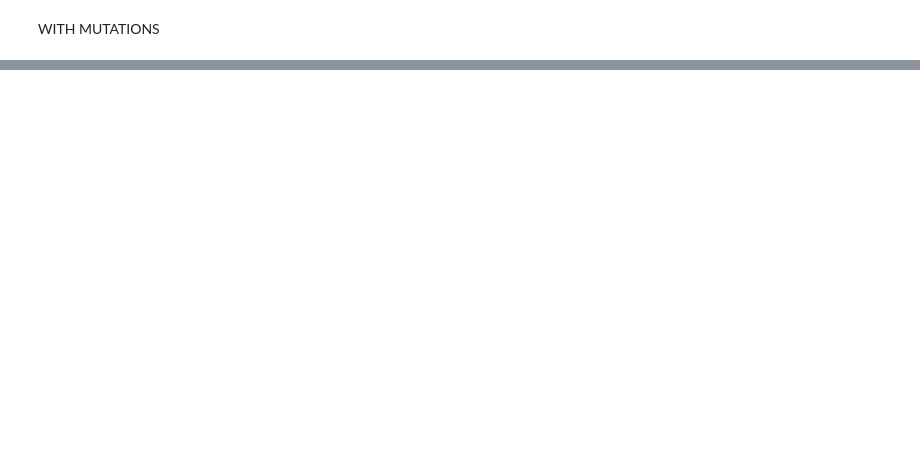
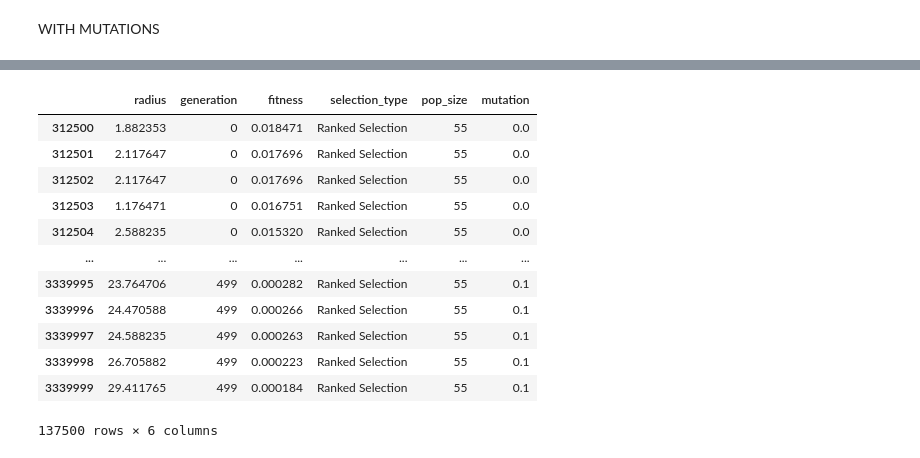
Before and after one commit to Elric-dev/HCAI_ML, a Jupyter notebook: ga_data_analysis.ipynb, the cells around one changed output, grey strips where cells are left out. Saved outputs shown, nothing was run; the diff lists cells and outputs as text; code cells hidden in the pictures; blank space fills up the shorter version.

```diff
--- a/ga_data_analysis.ipynb
+++ b/ga_data_analysis.ipynb
@@ -299,0 +300,20 @@ plt.show()
+# %%
+#mutation_generations_df=generations_df[generations_df['mutation']!=0]
+mutation_generations_df=generations_df
+mutation_generations_df= mutation_generations_df[mutation_generations_df['selection_type']=='Ranked Selection']
+mutation_generations_df= mutation_generations_df[mutation_generations_df['pop_size']== 55]
+mutation_generations_df
+# %% [output]
+|  | radius | generation | fitness | selection_type | pop_size | mutation |
+| 312500 | 1.882353 | 0 | 0.018471 | Ranked Selection | 55 | 0.0 |
+| 312501 | 2.117647 | 0 | 0.017696 | Ranked Selection | 55 | 0.0 |
+| 312502 | 2.117647 | 0 | 0.017696 | Ranked Selection | 55 | 0.0 |
+| 312503 | 1.176471 | 0 | 0.016751 | Ranked Selection | 55 | 0.0 |
+| 312504 | 2.588235 | 0 | 0.015320 | Ranked Selection | 55 | 0.0 |
+| ... | ... | ... | ... | ... | ... | ... |
+| 3339995 | 23.764706 | 499 | 0.000282 | Ranked Selection | 55 | 0.1 |
+| 3339996 | 24.470588 | 499 | 0.000266 | Ranked Selection | 55 | 0.1 |
+| 3339997 | 24.588235 | 499 | 0.000263 | Ranked Selection | 55 | 0.1 |
+| 3339998 | 26.705882 | 499 | 0.000223 | Ranked Selection | 55 | 0.1 |
+| 3339999 | 29.411765 | 499 | 0.000184 | Ranked Selection | 55 | 0.1 |
+137500 rows × 6 columns
```
Also changed, not shown: parts of 13 cells of this notebook, 3 other files.
